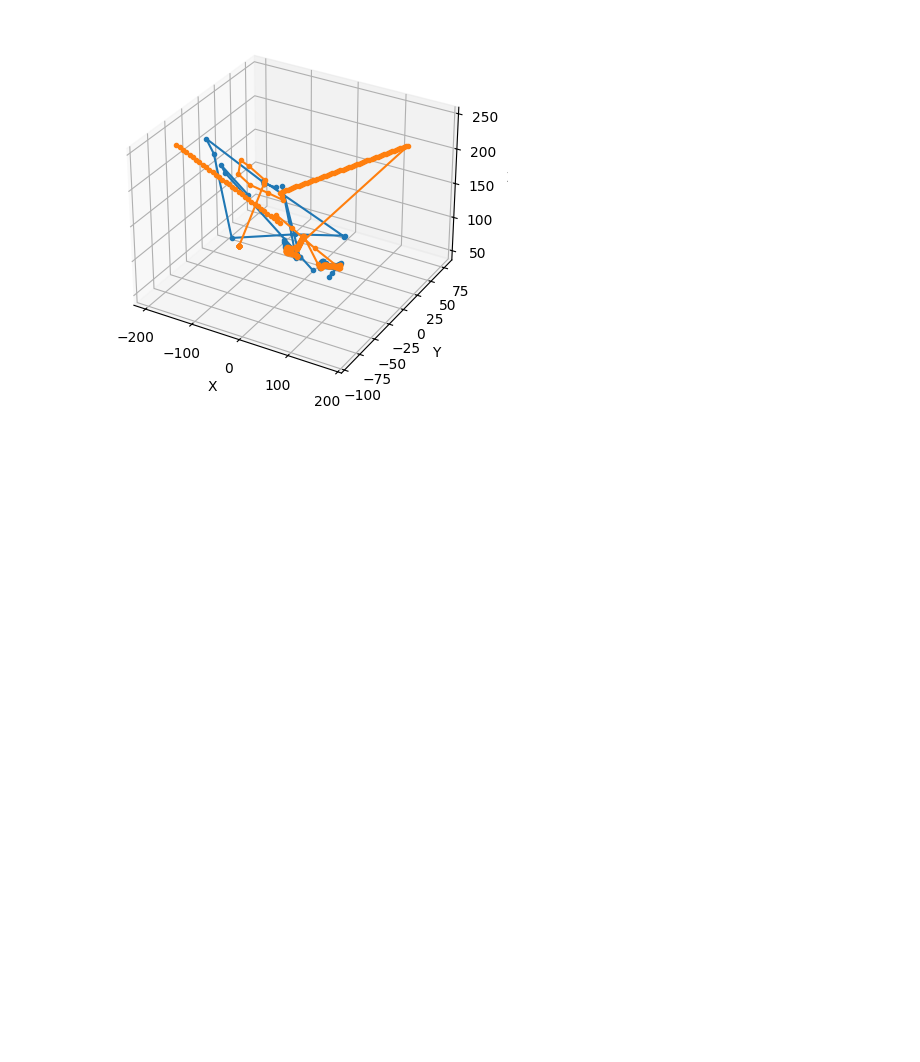
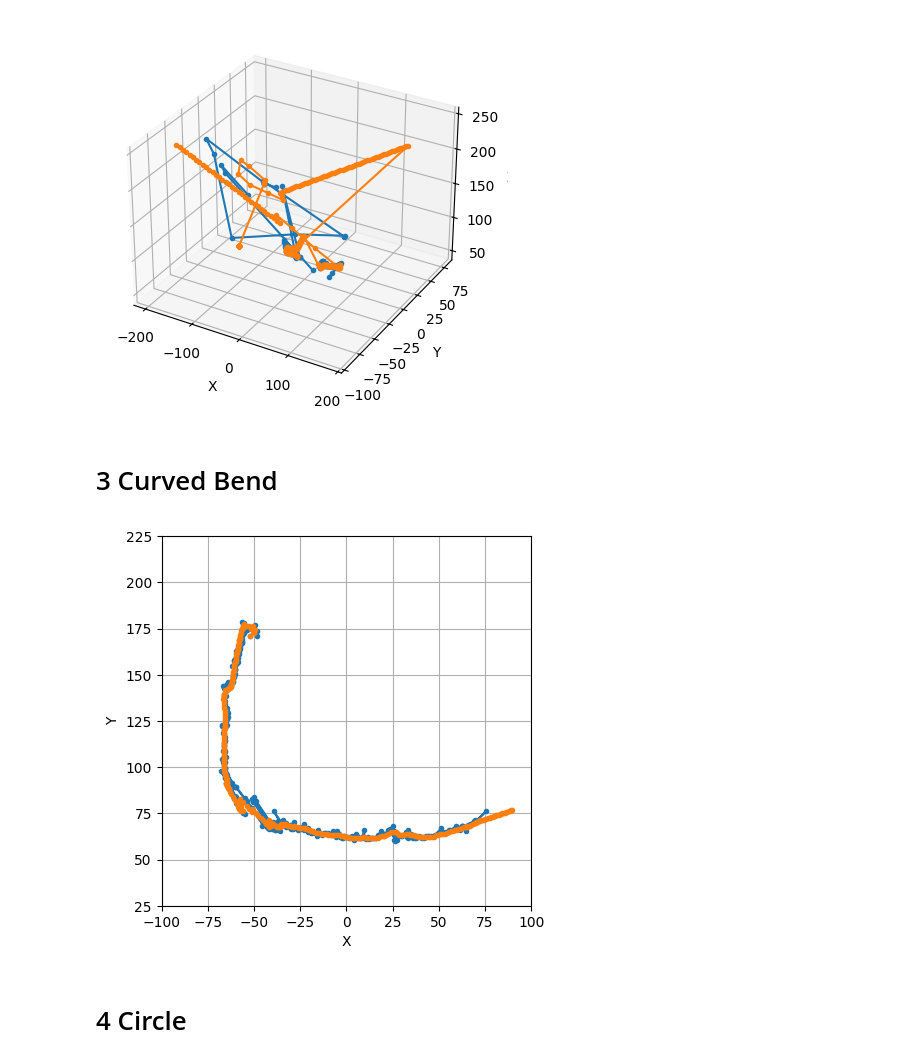
Before and after one commit to NepyouDTU/-34759-Perception-for-autonomous-systems, a Jupyter notebook: Nicolai.ipynb, the cells around one changed output. Saved outputs shown, nothing was run; the diff lists cells and outputs as text; code cells hidden in the pictures; blank space fills up the shorter version.

Commit message:
copied straight line function to curved bend and circle and plotted results

```diff
--- a/Nicolai.ipynb
+++ b/Nicolai.ipynb
@@ -321,3 +325,7 @@ ax.set_zlabel("Z")
 plt.show()
 # %% [output]
 [figure]
+# %% [markdown]
+# 3 Curved Bend
+# %%
+pcd, robot_positions, filtered_positions = pipeline(*load_and_undistort_images("3_curved_bend"),30)
@@ -323,0 +334,17 @@ plt.show()
+# %%
+# %matplotlib widget
+fig = plt.figure()
+ax = fig.add_subplot(111)
+ax.plot(robot_positions[:, 0], robot_positions[:, 2], marker=".")
+ax.plot(filtered_positions[:, 0], filtered_positions[:, 2], marker=".")
+ax.set_xlabel("X")
+ax.set_ylabel("Y")
+ax.set_aspect("equal")
+ax.set_xlim([-100, 100])
+ax.set_ylim([25, 225])
+ax.grid(True)
+plt.show()
+# %% [output]
+[figure, added]
+# %% [markdown]
+# 4 Circle
```
Also changed, not shown: parts of 6 cells of this notebook.
